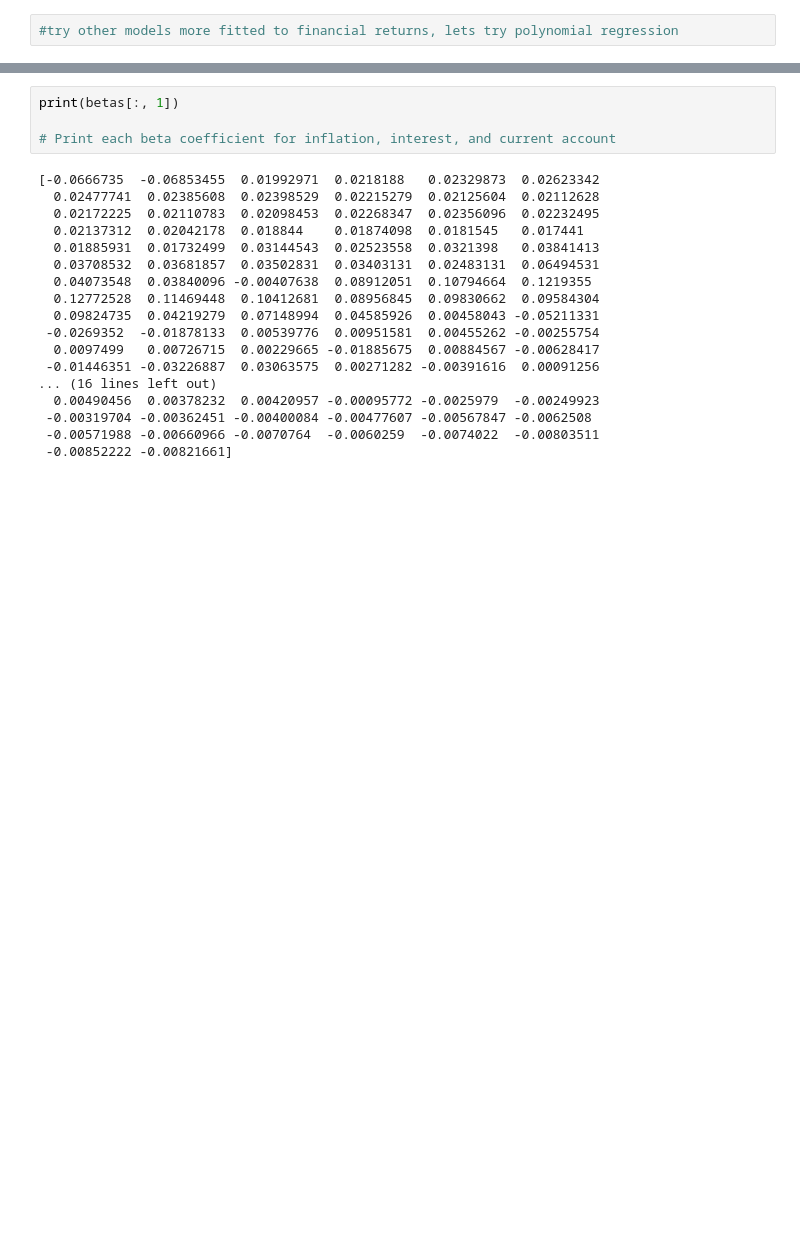
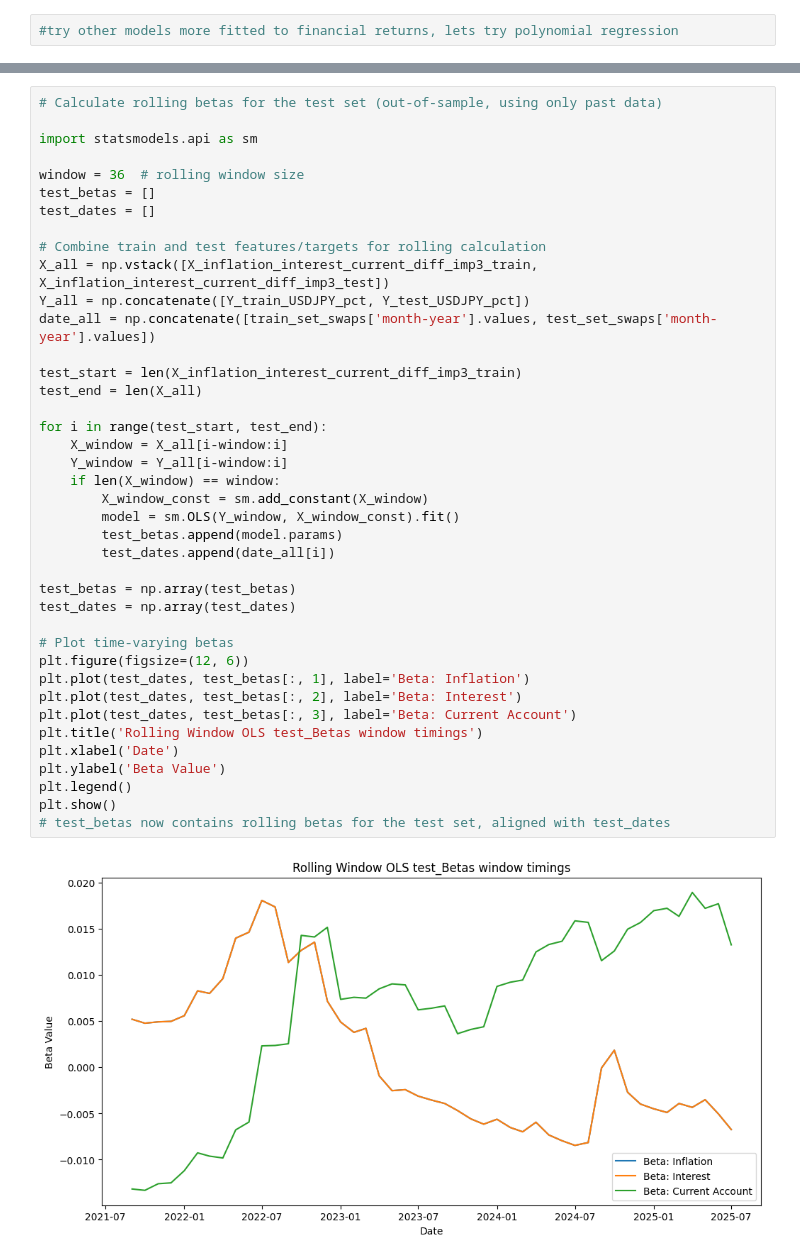
Before and after one commit to Adnan-Anwar-Data-enthusiast/Currency-speculation, a Jupyter notebook: 3. Modelling.ipynb, the cells around one changed output, grey strips where cells are left out. Drawn from its saved outputs; the diff is of its cells as text; blank space fills up the shorter version.

```diff
--- a/3. Modelling.ipynb
+++ b/3. Modelling.ipynb
@@ -386,22 +387,42 @@ plt.show()
 # %%
-print(betas[:, 1])
+# Calculate rolling betas for the test set (out-of-sample, using only past data)
 
-# Print each beta coefficient for inflation, interest, and current account
+import statsmodels.api as sm
+
+window = 36  # rolling window size
+test_betas = []
+test_dates = []
+
+# Combine train and test features/targets for rolling calculation
+X_all = np.vstack([X_inflation_interest_current_diff_imp3_train, X_inflation_interest_current_diff_imp3_test])
+Y_all = np.concatenate([Y_train_USDJPY_pct, Y_test_USDJPY_pct])
+date_all = np.concatenate([train_set_swaps['month-year'].values, test_set_swaps['month-year'].values])
+
+test_start = len(X_inflation_interest_current_diff_imp3_train)
+test_end = len(X_all)
+
+for i in range(test_start, test_end):
+    X_window = X_all[i-window:i]
+    Y_window = Y_all[i-window:i]
+    if len(X_window) == window:
+        X_window_const = sm.add_constant(X_window)
+        model = sm.OLS(Y_window, X_window_const).fit()
+        test_betas.append(model.params)
+        test_dates.append(date_all[i])
+
+test_betas = np.array(test_betas)
+test_dates = np.array(test_dates)
+
+# Plot time-varying betas
+plt.figure(figsize=(12, 6))
+plt.plot(test_dates, test_betas[:, 1], label='Beta: Inflation')
+plt.plot(test_dates, test_betas[:, 2], label='Beta: Interest')
+plt.plot(test_dates, test_betas[:, 3], label='Beta: Current Account')
+plt.title('Rolling Window OLS test_Betas window timings')
+plt.xlabel('Date')
+plt.ylabel('Beta Value')
+plt.legend()
+plt.show()
+# test_betas now contains rolling betas for the test set, aligned with test_dates
 # %% [output]
-[-0.0666735  -0.06853455  0.01992971  0.0218188   0.02329873  0.02623342
-  0.02477741  0.02385608  0.02398529  0.02215279  0.02125604  0.02112628
-  0.02172225  0.02110783  0.02098453  0.02268347  0.02356096  0.02232495
-  0.02137312  0.02042178  0.018844    0.01874098  0.0181545   0.017441
-  0.01885931  0.01732499  0.03144543  0.02523558  0.0321398   0.03841413
-  0.03708532  0.03681857  0.03502831  0.03403131  0.02483131  0.06494531
-  0.04073548  0.03840096 -0.00407638  0.08912051  0.10794664  0.1219355
-  0.12772528  0.11469448  0.10412681  0.08956845  0.09830662  0.09584304
-  0.09824735  0.04219279  0.07148994  0.04585926  0.00458043 -0.05211331
- -0.0269352  -0.01878133  0.00539776  0.00951581  0.00455262 -0.00255754
-  0.0097499   0.00726715  0.00229665 -0.01885675  0.00884567 -0.00628417
- -0.01446351 -0.03226887  0.03063575  0.00271282 -0.00391616  0.00091256
-... (16 lines left out)
-  0.00490456  0.00378232  0.00420957 -0.00095772 -0.0025979  -0.00249923
- -0.00319704 -0.00362451 -0.00400084 -0.00477607 -0.00567847 -0.0062508
- -0.00571988 -0.00660966 -0.0070764  -0.0060259  -0.0074022  -0.00803511
- -0.00852222 -0.00821661]
+[figure, added]
```
Also changed, not shown: parts of 20 cells of this notebook, 2 other files.
